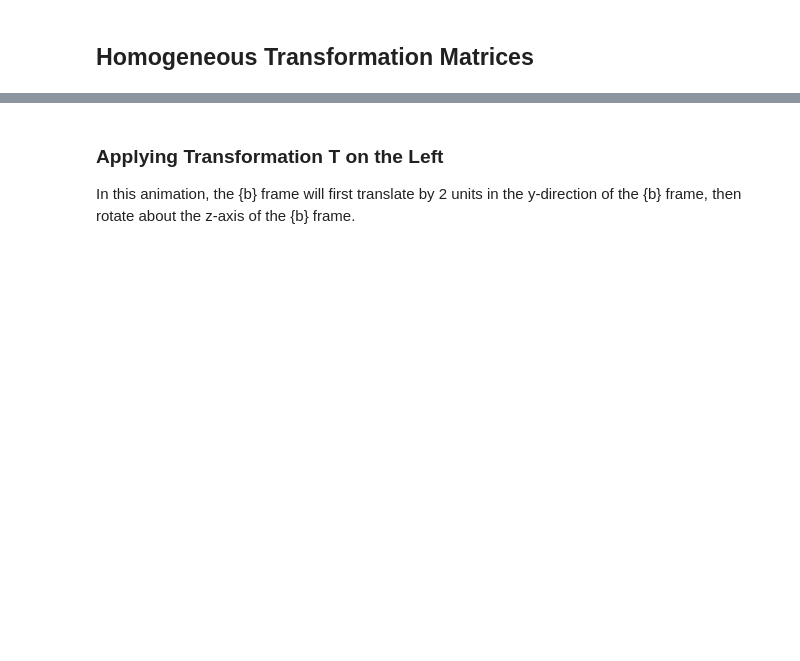
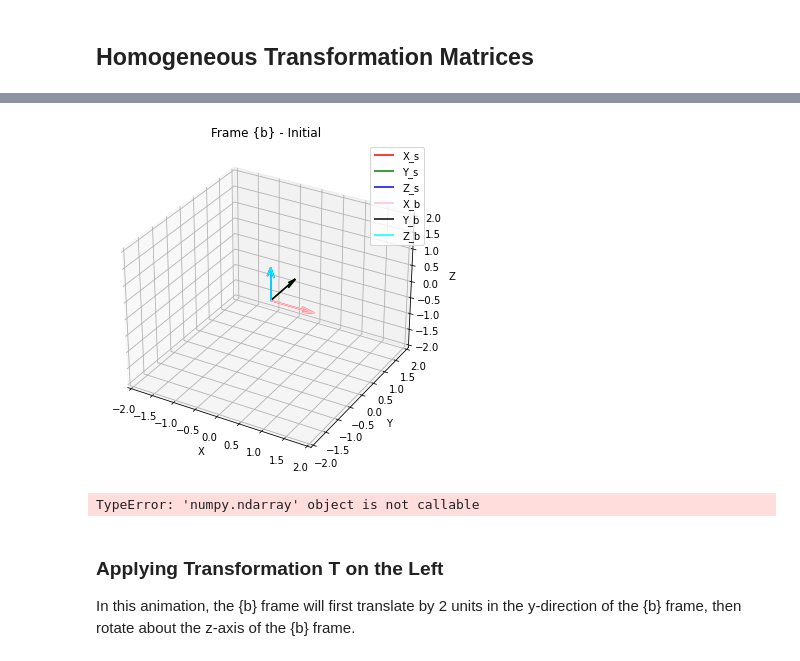
Before and after one commit to AlrIsmail/robotics_fundamentals, a Jupyter notebook: rigid_body_motion.ipynb, the cells around one changed output, grey strips where cells are left out. Saved outputs shown, nothing was run; the diff lists cells and outputs as text; code cells hidden in the pictures; blank space fills up the shorter version.

Commit message:
wip : plot rotations and transformations

```diff
--- a/rigid_body_motion.ipynb
+++ b/rigid_body_motion.ipynb
@@ -573,3 +609,79 @@ In this animation, the {b} frame will rotate 90 degrees about the z-axis of the
+# %%
+import numpy as np
+import matplotlib.pyplot as plt
+from mpl_toolkits.mplot3d import Axes3D
+
+# Define the translation vector p
+p = np.array([0, 0, 0])
+
+# Define the rotation angle in radians (90 degrees)
+theta = np.pi / 2
+
+# Define the unit rotation axis (z-axis)
+omega_hat = np.array([0, 0, 0])
+
+# Calculate the skew-symmetric representation of the rotation vector
+omega_hat_skew = np.array([[0, -omega_hat[2], omega_hat[1]],
+                           [omega_hat[2], 0, -omega_hat[0]],
+                           [-omega_hat[1], omega_hat[0], 0]])
+
+# Calculate the rotation matrix R_sb using Rodrigues' formula
+R_sb = np.eye(3) + np.sin(theta) * omega_hat_skew + (1 - np.cos(theta)) * np.dot(omega_hat_skew, omega_hat_skew)
+
+# Define the transformation matrix T
+T = np.eye(4)
+T[:3, :3] = R_sb
+T[:3, 3] = p
+
+# Function to plot a frame
+def plot_frame(T, title):
+    fig = plt.figure()
+    ax = fig.add_subplot(111, projection='3d')
+
+    # Set the axis limits and labels
+    ax.set_xlim3d(-2, 2)
+    ax.set_ylim3d(-2, 2)
+    ax.set_zlim3d(-2, 2)
+    ax.set_xlabel('X')
+    ax.set_ylabel('Y')
+    ax.set_zlabel('Z')
+
+    # Plot the space frame {s}
+    ax.quiver(0, 0, 0, 1, 0, 0, color='r', label='X_s')
+    ax.quiver(0, 0, 0, 0, 1, 0, color='g', label='Y_s')
+    ax.quiver(0, 0, 0, 0, 0, 1, color='b', label='Z_s')
+
+    # Plot the frame {b} relative to {s}
+    T_b = T[:3, :3]
+    p_b = T[:3, 3]
+    ax.quiver(p_b[0], p_b[1], p_b[2], T_b[0, 0], T_b[0, 1], T_b[0, 2], color='pink', label='X_b')
+    ax.quiver(p_b[0], p_b[1], p_b[2], T_b[1, 0], T_b[1, 1], T_b[1, 2], color='black', label='Y_b')
+    ax.quiver(p_b[0], p_b[1], p_b[2], T_b[2, 0], T_b[2, 1], T_b[2, 2], color='cyan', label='Z_b')
+
+    # Set the title and legend
+    ax.set_title(title)
+    ax.legend()
+
+    plt.show()
+
+# Plot the initial frame {b}
+plot_frame(T, 'Frame {b} - Initial')
+
+# Plot the frame {b} after the rotation
+T_rotated = T.copy()
+# rotation of 90 degrees about the z-axis
+T_rotated[:3, :3] = np.dot(R_z(np.pi / 2), T_rotated[:3, :3])
+
+plot_frame(T_rotated, 'Frame {b} - After Rotation')
+
+# Plot the final frame {b} after the translation
+T_translated = T_rotated.copy()
+# translation of 2 units in the y-axis
+T_translated[:3, 3] = np.array([0, 4, 0])
+plot_frame(T_translated, 'Frame {b} - After Translation')
+# %% [output]
+[figure, added]
+TypeError: 'numpy.ndarray' object is not callable
 # %% [markdown]
 ### Applying Transformation T on the Left
 
```
Also changed, not shown: parts of 3 cells of this notebook.
